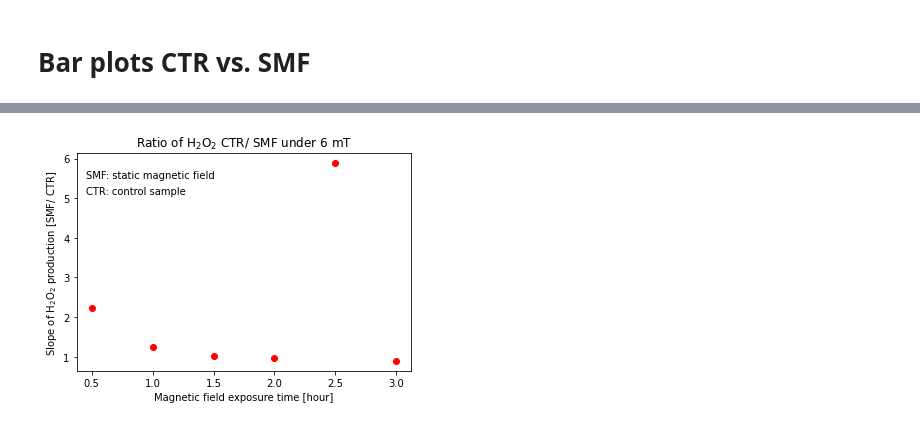
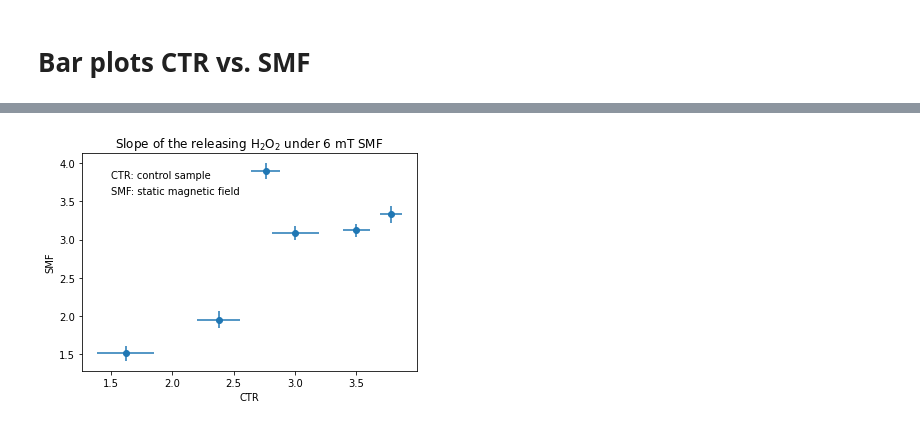
Before and after one commit to Abasaltgithub/MF_Cell_Analysis, a Jupyter notebook: H2O2_90_120_150_180min.ipynb, the cells around one changed output, grey strips where cells are left out. Saved outputs shown, nothing was run; the diff lists cells and outputs as text; code cells hidden in the pictures.

```diff
--- a/H2O2_90_120_150_180min.ipynb
+++ b/H2O2_90_120_150_180min.ipynb
@@ -166,34 +252,21 @@ plt.show()
 # %%
-# relations between CTR and SMF
+import matplotlib.pyplot as plt
 
-barWidth = 0.2
+m_SMF = [3.90, 1.51, 1.95, 3.120, 3.087, 3.33]
+m_CTR = [2.76, 1.62, 2.38, 3.50, 3.0, 3.78]
 
-tempo = ['0.5', '1.0', '1.5', '2.0', '2.5', '3.0']
-ratio = [0.45, 0.81, 0.99, 1.04, 0.17, 1.12] # CTR/SMF
-ratio = np.divide(1, ratio) # SMF/CTR
-ratio_std = np.std(ratio)
-
-width = 1/1.5
-
-#def func(x, a, b, c):
-#    return a * np.exp(-(x-b)**2/(2*c**2))
-
-#popt, pcov = curve_fit(func, tempo[:], ratio[:])
-#x = np.linspace(-0.5, 2.5, 100)
-#y = func(x, *popt)
-
+error_SMF = [0.117, 0.230, 0.175, 0.113, 0.191, 0.089]
+error_CTR = [0.1, 0.1, 0.115, 0.086, 0.087, 0.113]
 
 fig, ax = plt.subplots()
-# plt.errorbar(tempo, ratio, yerr=ratio_std)
 
-plt.scatter(tempo, ratio, color='red')
-# plt.plot(x + width/2, y, c='b')
-plt.xlabel('Magnetic field exposure time [hour]')
-plt.ylabel('SMF/ CTR')
-plt.title('Ratio of H$_{2}$O$_{2}$ CTR/ SMF under 6 mT')
-plt.text(-0.1, 5.1, 'CTR: control sample', fontsize=10)
-plt.text(-0.1, 5.5, 'SMF: static magnetic field', fontsize=10)
-plt.savefig('Ratio_CTR_SMF.png', bbox_inches='tight')
-plt.show()
+ax.errorbar(m_CTR, m_SMF, xerr=error_SMF, yerr=error_CTR, fmt='o')
+ax.set_xlabel('CTR')
+ax.set_ylabel('SMF')
+plt.text(1.5, 3.8, 'CTR: control sample', fontsize=10)
+plt.text(1.5, 3.6, 'SMF: static magnetic field', fontsize=10)
+ax.set_title('Slope of the releasing H$_{2}$O$_{2}$ under 6 mT SMF')
+
+plt.savefig('scatterplot.png', dpi=300)
 # %% [output]
-[figure, old version]
+[figure, new version]
```
Also changed, not shown: parts of 6 cells of this notebook, 17 other files.
